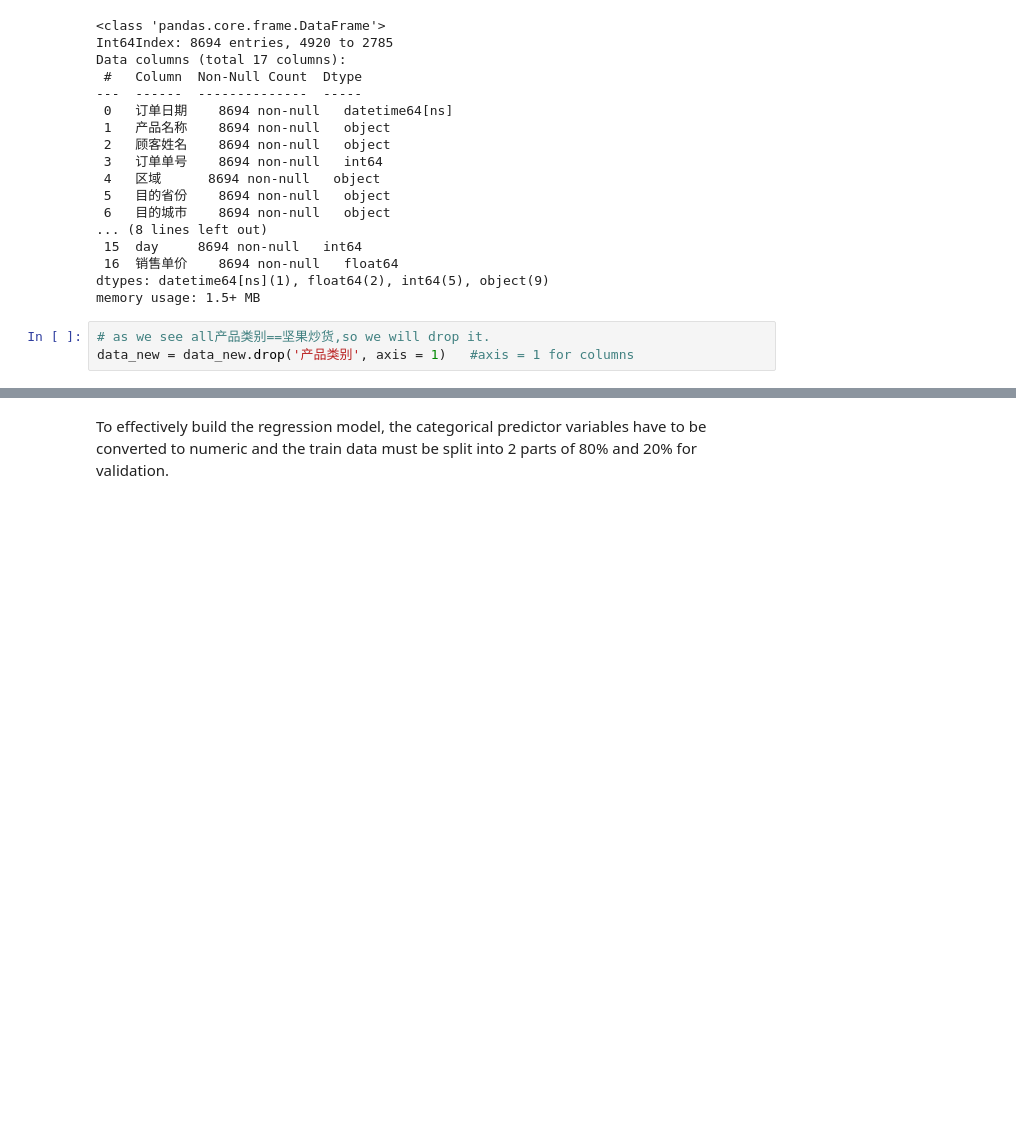
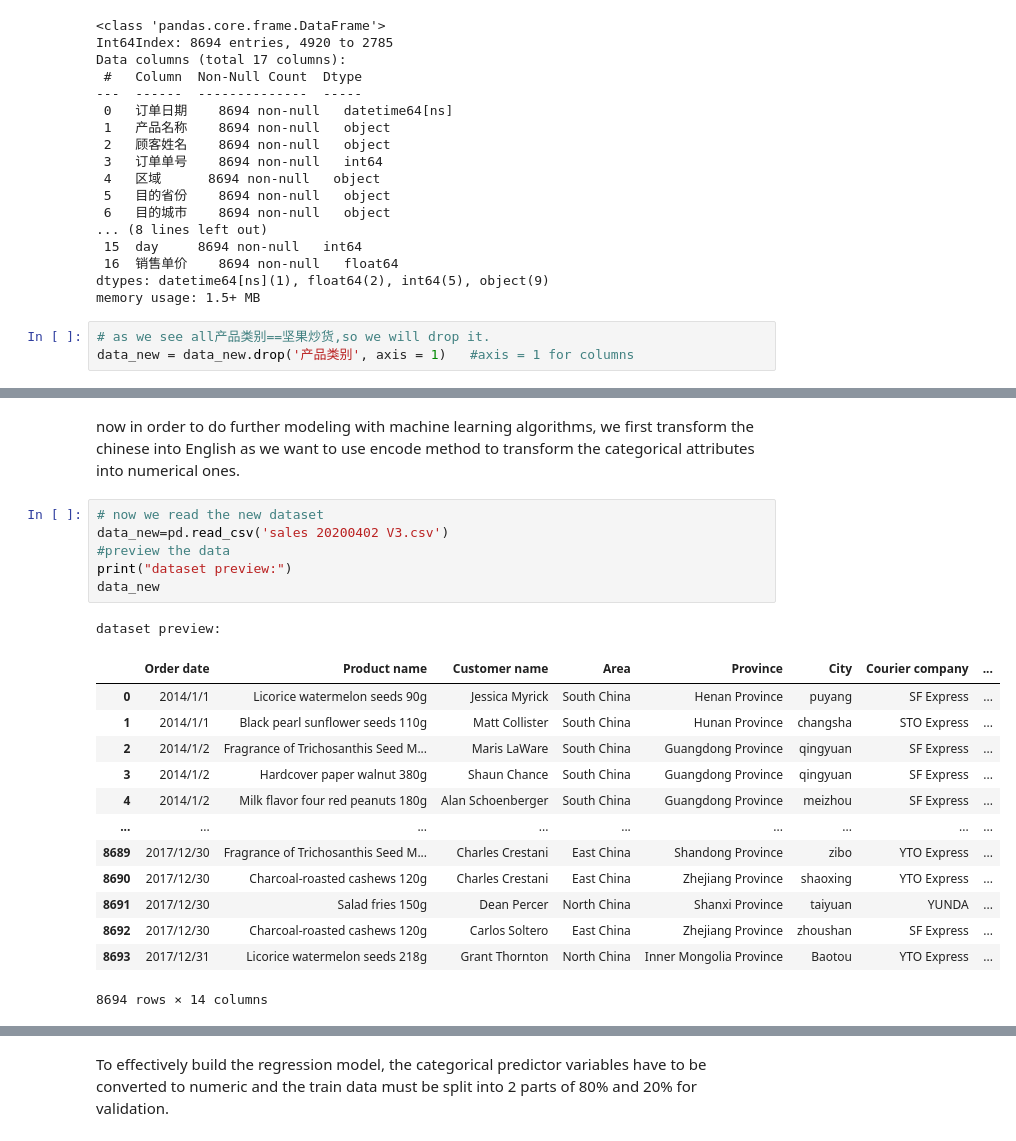
Before and after one commit to UniqueLWS/LWS, a Jupyter notebook: 7810_Group project source code_group 6.ipynb, the cells around one changed output, grey strips where cells are left out. Cells and saved outputs as stored; diff of their text form; blank space fills up the shorter version.

```diff
--- a/7810_Group project source code_group 6.ipynb
+++ b/7810_Group project source code_group 6.ipynb
@@ -832,0 +837,25 @@ data_new.head()
+# %% [markdown]
+ now in order to do further modeling with machine learning algorithms,
+ we first transform the chinese into English as we want to use encode method to
+ transform the categorical attributes into numerical ones.
+# %%
+# now we read the new dataset
+data_new=pd.read_csv('sales 20200402 V3.csv')
+#preview the data
+print("dataset preview:")
+data_new
+# %% [output]
+dataset preview:
+|  | Order date | Product name | Customer name | Area | Province | City | Courier company | ... |
+| 0 | 2014/1/1 | Licorice watermelon seeds 90g | Jessica Myrick | South China | Henan Province | puyang | SF Express | ... |
+| 1 | 2014/1/1 | Black pearl sunflower seeds 110g | Matt Collister | South China | Hunan Province | changsha | STO Express | ... |
+| 2 | 2014/1/2 | Fragrance of Trichosanthis Seed M... | Maris LaWare | South China | Guangdong Province | qingyuan | SF Express | ... |
+| 3 | 2014/1/2 | Hardcover paper walnut 380g | Shaun Chance | South China | Guangdong Province | qingyuan | SF Express | ... |
+| 4 | 2014/1/2 | Milk flavor four red peanuts 180g | Alan Schoenberger | South China | Guangdong Province | meizhou | SF Express | ... |
+| ... | ... | ... | ... | ... | ... | ... | ... | ... |
+| 8689 | 2017/12/30 | Fragrance of Trichosanthis Seed M... | Charles Crestani | East China | Shandong Province | zibo | YTO Express | ... |
+| 8690 | 2017/12/30 | Charcoal-roasted cashews 120g | Charles Crestani | East China | Zhejiang Province | shaoxing | YTO Express | ... |
+| 8691 | 2017/12/30 | Salad fries 150g | Dean Percer | North China | Shanxi Province | taiyuan | YUNDA | ... |
+| 8692 | 2017/12/30 | Charcoal-roasted cashews 120g | Carlos Soltero | East China | Zhejiang Province | zhoushan | SF Express | ... |
+| 8693 | 2017/12/31 | Licorice watermelon seeds 218g | Grant Thornton | North China | Inner Mongolia Province | Baotou | YTO Express | ... |
+8694 rows × 14 columns
```
Also changed, not shown: parts of 51 cells of this notebook.
